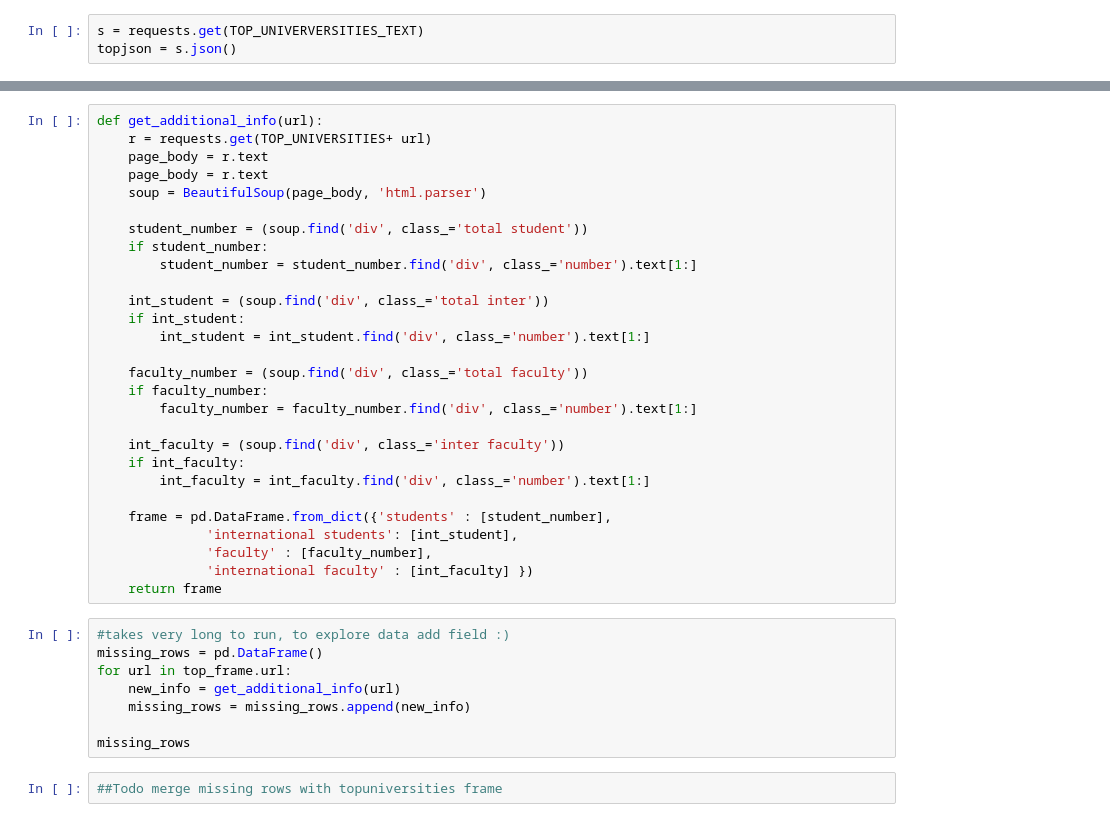
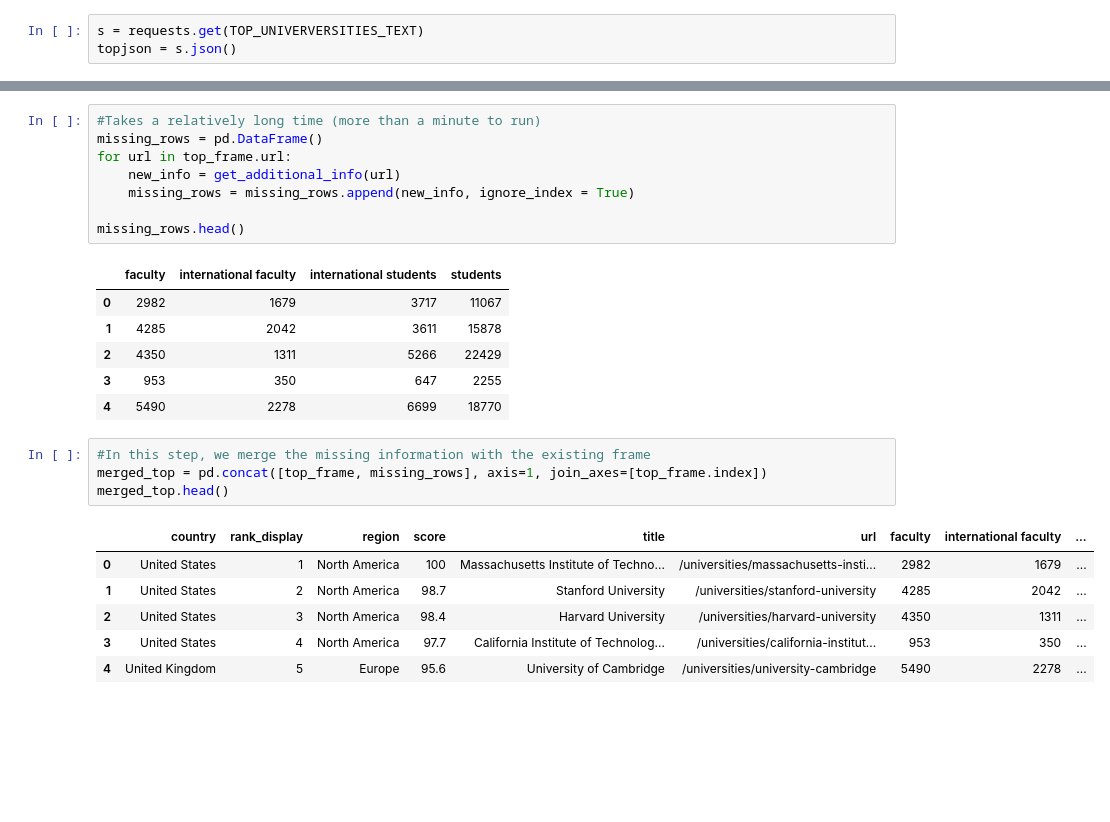
Before and after one commit to mtaziz/ada, a Jupyter notebook: HW2/Homework 2.ipynb, the cells around one changed output, grey strips where cells are left out. Drawn from its saved outputs; the diff is of its cells as text; blank space fills up the shorter version.

```diff
--- a/HW2/Homework 2.ipynb
+++ b/HW2/Homework 2.ipynb
@@ -56,38 +124,26 @@ pd.DataFrame.from_dict({'students' : [student_number],
-# %%
-def get_additional_info(url):
-    r = requests.get(TOP_UNIVERSITIES+ url)
-    page_body = r.text
-    page_body = r.text
-    soup = BeautifulSoup(page_body, 'html.parser')
-
-    student_number = (soup.find('div', class_='total student'))
-    if student_number:
-        student_number = student_number.find('div', class_='number').text[1:]
-
-    int_student = (soup.find('div', class_='total inter'))
-    if int_student:
-        int_student = int_student.find('div', class_='number').text[1:]
-
-    faculty_number = (soup.find('div', class_='total faculty'))
-    if faculty_number:
-        faculty_number = faculty_number.find('div', class_='number').text[1:]
-
-    int_faculty = (soup.find('div', class_='inter faculty'))
-    if int_faculty:
-        int_faculty = int_faculty.find('div', class_='number').text[1:]
-
-    frame = pd.DataFrame.from_dict({'students' : [student_number],
-              'international students': [int_student],
-              'faculty' : [faculty_number],
-              'international faculty' : [int_faculty] })
-    return frame
 # %%
-#takes very long to run, to explore data add field :)
+#Takes a relatively long time (more than a minute to run)
 missing_rows = pd.DataFrame()
 for url in top_frame.url:
     new_info = get_additional_info(url)
-    missing_rows = missing_rows.append(new_info)
+    missing_rows = missing_rows.append(new_info, ignore_index = True)
 
-missing_rows
+missing_rows.head()
+# %% [output]
+|  | faculty | international faculty | international students | students |
+| 0 | 2982 | 1679 | 3717 | 11067 |
+| 1 | 4285 | 2042 | 3611 | 15878 |
+| 2 | 4350 | 1311 | 5266 | 22429 |
+| 3 | 953 | 350 | 647 | 2255 |
+| 4 | 5490 | 2278 | 6699 | 18770 |
-# %%
-##Todo merge missing rows with topuniversities frame
+# %%
+#In this step, we merge the missing information with the existing frame
+merged_top = pd.concat([top_frame, missing_rows], axis=1, join_axes=[top_frame.index])
+merged_top.head()
+# %% [output]
+|  | country | rank_display | region | score | title | url | faculty | international faculty | ... |
+| 0 | United States | 1 | North America | 100 | Massachusetts Institute of Techno... | /universities/massachusetts-insti... | 2982 | 1679 | ... |
+| 1 | United States | 2 | North America | 98.7 | Stanford University | /universities/stanford-university | 4285 | 2042 | ... |
+| 2 | United States | 3 | North America | 98.4 | Harvard University | /universities/harvard-university | 4350 | 1311 | ... |
+| 3 | United States | 4 | North America | 97.7 | California Institute of Technolog... | /universities/california-institut... | 953 | 350 | ... |
+| 4 | United Kingdom | 5 | Europe | 95.6 | University of Cambridge | /universities/university-cambridge | 5490 | 2278 | ... |
```
Also changed, not shown: parts of 21 cells of this notebook.
